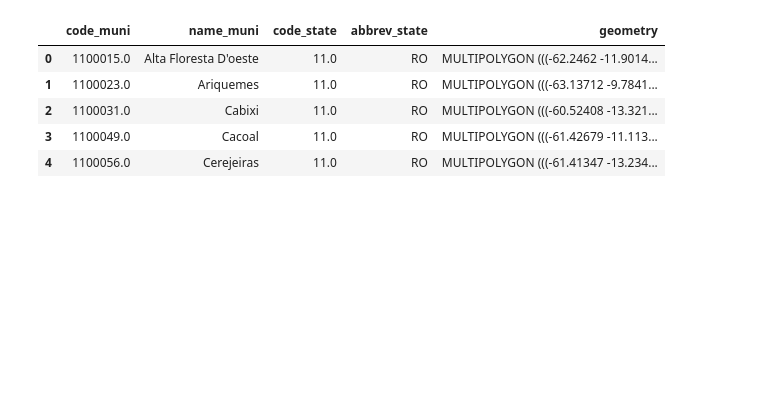
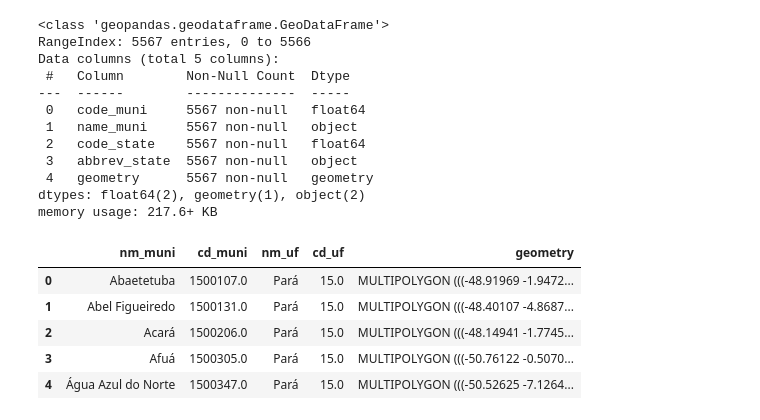
Before and after one commit to jamessonGIT/python, a Jupyter notebook: script2.ipynb, the cells around one changed output. Cells and saved outputs as stored; diff of their text form; code cells hidden in the pictures; blank space fills up the shorter version.

```diff
--- a/script2.ipynb
+++ b/script2.ipynb
@@ -3,15 +3,23 @@
 # %%
 import geopandas as gpd
 import geobr as geobr
+import matplotlib.pyplot as plt
+
 # Carregar os dados geográficos dos municípios brasileiros
 municipios = geobr.read_municipality()
 #tipo de dado: geodataframe
 
-municipios.head()
+municipios.info()
 # %% [output]
-|  | code_muni | name_muni | code_state | abbrev_state | geometry |
-| 0 | 1100015.0 | Alta Floresta D'oeste | 11.0 | RO | MULTIPOLYGON (((-62.2462 -11.9014... |
-| 1 | 1100023.0 | Ariquemes | 11.0 | RO | MULTIPOLYGON (((-63.13712 -9.7841... |
-| 2 | 1100031.0 | Cabixi | 11.0 | RO | MULTIPOLYGON (((-60.52408 -13.321... |
-| 3 | 1100049.0 | Cacoal | 11.0 | RO | MULTIPOLYGON (((-61.42679 -11.113... |
-| 4 | 1100056.0 | Cerejeiras | 11.0 | RO | MULTIPOLYGON (((-61.41347 -13.234... |
+<class 'geopandas.geodataframe.GeoDataFrame'>
+RangeIndex: 5567 entries, 0 to 5566
+Data columns (total 5 columns):
+ #   Column        Non-Null Count  Dtype
+---  ------        --------------  -----
+ 0   code_muni     5567 non-null   float64
+ 1   name_muni     5567 non-null   object
+ 2   code_state    5567 non-null   float64
+ 3   abbrev_state  5567 non-null   object
+ 4   geometry      5567 non-null   geometry
+dtypes: float64(2), geometry(1), object(2)
+memory usage: 217.6+ KB
@@ -23,0 +26,22 @@ pbs.to_file("municipios_PA.gpkg", driver="GPKG", layer="municipios_PA")
+# %%
+
+pbs = geobr.read_municipality(code_muni="PA", year=2024)
+
+keep = ["name_muni", "code_muni", "name_state", "code_state", "geometry"]
+pbs_min = pbs[keep].rename(columns={
+    "name_muni": "nm_muni",
+    "code_muni": "cd_muni",
+    "name_state": "nm_uf",
+    "code_state": "cd_uf"
+})
+#pbs_min.to_file("municipios_PA.shp")
+
+#save as geojson
+pbs_min.head()
+# %% [output]
+|  | nm_muni | cd_muni | nm_uf | cd_uf | geometry |
+| 0 | Abaetetuba | 1500107.0 | Pará | 15.0 | MULTIPOLYGON (((-48.91969 -1.9472... |
+| 1 | Abel Figueiredo | 1500131.0 | Pará | 15.0 | MULTIPOLYGON (((-48.40107 -4.8687... |
+| 2 | Acará | 1500206.0 | Pará | 15.0 | MULTIPOLYGON (((-48.14941 -1.7745... |
+| 3 | Afuá | 1500305.0 | Pará | 15.0 | MULTIPOLYGON (((-50.76122 -0.5070... |
+| 4 | Água Azul do Norte | 1500347.0 | Pará | 15.0 | MULTIPOLYGON (((-50.52625 -7.1264... |
```
Also changed, not shown: parts of 4 cells of this notebook.
